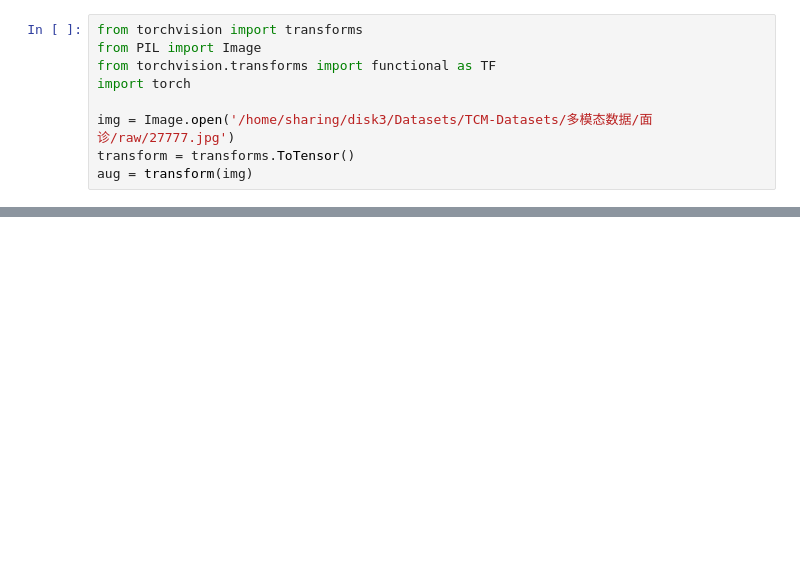
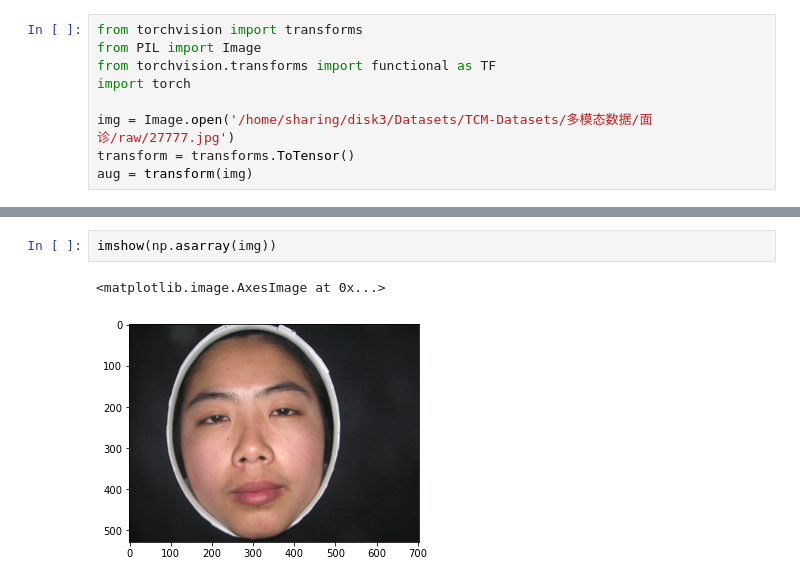
Before and after one commit to FlameSky-S/TCM-Backend, a Jupyter notebook: test.ipynb, the cells around one changed output, grey strips where cells are left out. Saved outputs shown, nothing was run; the diff lists cells and outputs as text; blank space fills up the shorter version.

```diff
--- a/test.ipynb
+++ b/test.ipynb
@@ -49,0 +104,5 @@ tensor([[[0.5961, 0.5922, 0.5843,  ..., 0.3647, 0.3686, 0.3647],
+# %%
+imshow(np.asarray(img))
+# %% [output]
+<matplotlib.image.AxesImage at 0x...>
+[figure, added]
```
Also changed, not shown: parts of 28 cells of this notebook, 29 other files.
